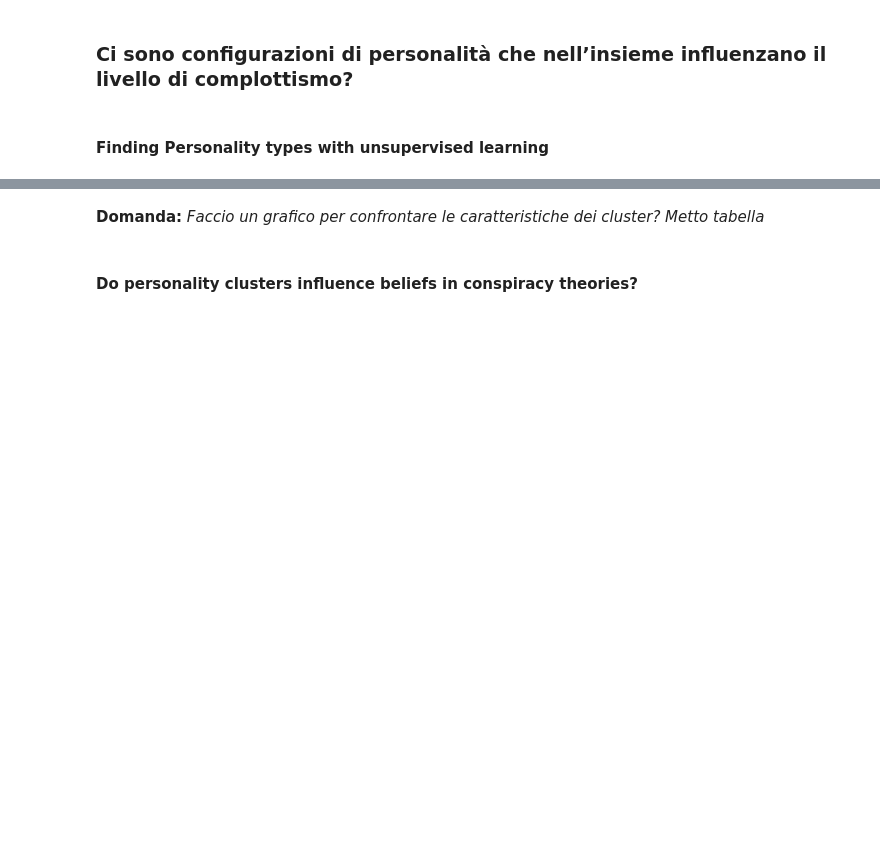
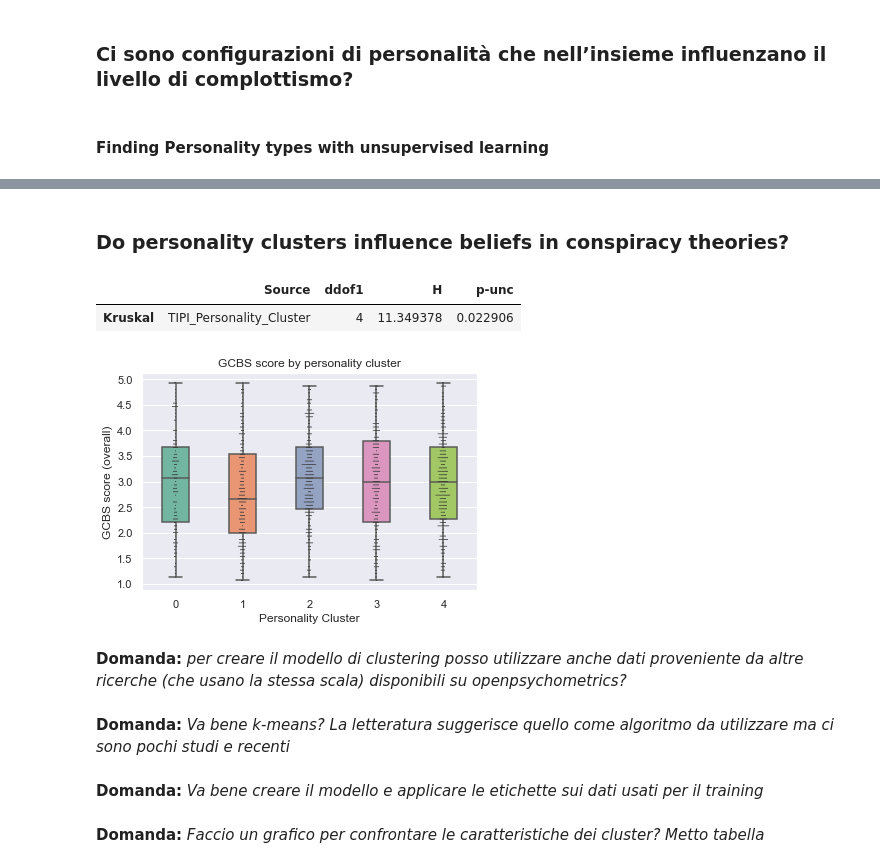
Before and after one commit to bolps/conspiracy, a Jupyter notebook: gcbs_exploration_and_models.ipynb, the cells around one changed output, grey strips where cells are left out. Drawn from its saved outputs; the diff is of its cells as text; code cells hidden in the pictures; blank space fills up the shorter version.

Commit message:
Model fitting on tipi collection and export

```diff
--- a/gcbs_exploration_and_models.ipynb
+++ b/gcbs_exploration_and_models.ipynb
@@ -968,0 +1027,3 @@ scaled_dataframe.groupby(['personality_cluster']).mean()
+# %%
+personality_df =  [gcbs_clean_df.filter(like='TIPI_',axis=1).columns]
+personality_df
@@ -968,0 +1044,2 @@ scaled_dataframe.groupby(['personality_cluster']).mean()
+# %%
+scaled_array = scaler.transform(personality_df)
@@ -969,4 +1056,29 @@ scaled_dataframe.groupby(['personality_cluster']).mean()
+# %%
+predicted_clusters = model.predict(scaled_dataframe)
+# %%
+gcbs_clean_df['TIPI_Personality_Cluster'] = predicted_clusters
+# %% [markdown]
+### Do personality clusters influence beliefs in conspiracy theories?
+# %%
+pg.kruskal(data=gcbs_clean_df, dv='GCBS_Overall', between='TIPI_Personality_Cluster', detailed=False)
+# %% [output]
+|  | Source | ddof1 | H | p-unc |
+| Kruskal | TIPI_Personality_Cluster | 4 | 11.349378 | 0.022906 |
+# %%
+sns.swarmplot(x="TIPI_Personality_Cluster", y="GCBS_Overall", data=gcbs_clean_df, color=".2", size=1)
+box = sns.boxplot(x="TIPI_Personality_Cluster", y="GCBS_Overall", data=gcbs_clean_df, palette="Set2",  width=0.4)
+box.set_xticklabels(box.get_xticklabels(), rotation=0)
+box.set_xlabel("Personality Cluster")
+box.set_ylabel("GCBS score (overall)")
+box.set_title("GCBS score by personality cluster")
+plt.show()
+# %% [output]
+[figure, added]
+# %% [markdown]
+**Domanda:** *per creare il modello di clustering posso utilizzare anche dati proveniente da altre ricerche (che usano la stessa scala) disponibili su openpsychometrics?*
+# %% [markdown]
+**Domanda:** *Va bene k-means? La letteratura suggerisce quello come algoritmo da utilizzare ma ci sono pochi studi e recenti*
+# %% [markdown]
+**Domanda:** *Va bene creare il modello e applicare le etichette sui dati usati per il training*
 # %% [markdown]
 **Domanda:** *Faccio un grafico per confrontare le caratteristiche dei cluster? Metto tabella*
-# %% [markdown]
-#### Do personality clusters influence beliefs in conspiracy theories?
```
Also changed, not shown: parts of 29 cells of this notebook, 2 other files.
